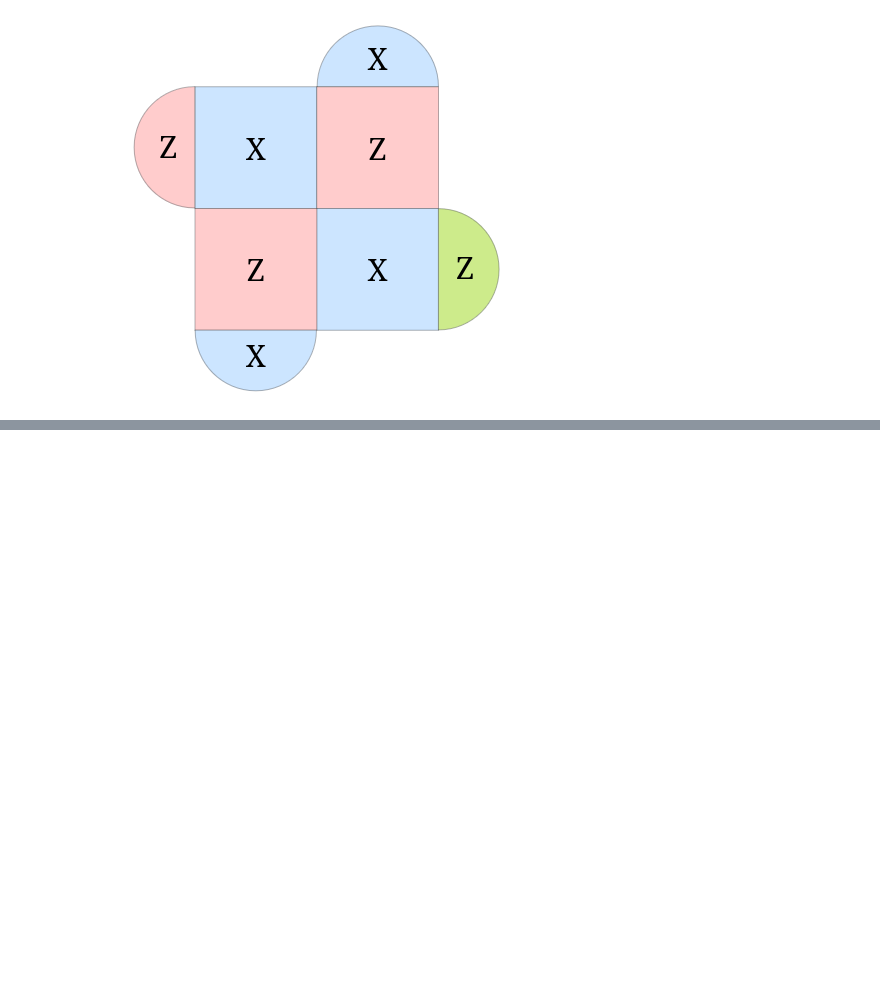
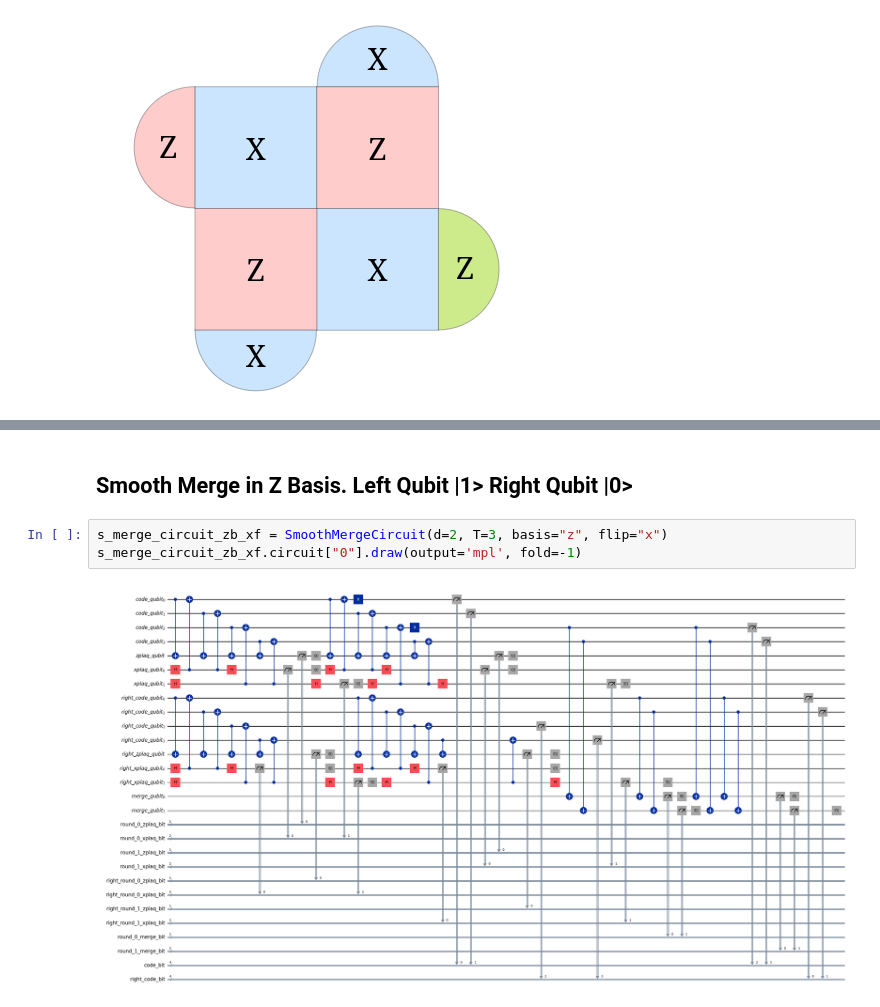
Before and after one commit to labros7107/qc_surface_code_simulation, a Jupyter notebook: experiments/qiskit_qec.ipynb, the cells around one changed output, grey strips where cells are left out. Saved outputs shown, nothing was run; the diff lists cells and outputs as text; blank space fills up the shorter version.

```diff
--- a/experiments/qiskit_qec.ipynb
+++ b/experiments/qiskit_qec.ipynb
@@ -144,0 +149,7 @@ for key, val in count.items():
+# %% [markdown]
+## Smooth Merge in Z Basis. Left Qubit |1> Right Qubit |0>
+# %%
+s_merge_circuit_zb_xf = SmoothMergeCircuit(d=2, T=3, basis="z", flip="x")
+s_merge_circuit_zb_xf.circuit["0"].draw(output='mpl', fold=-1)
+# %% [output]
+[figure, added]
```
Also changed, not shown: parts of 36 cells of this notebook, 1 other file.
